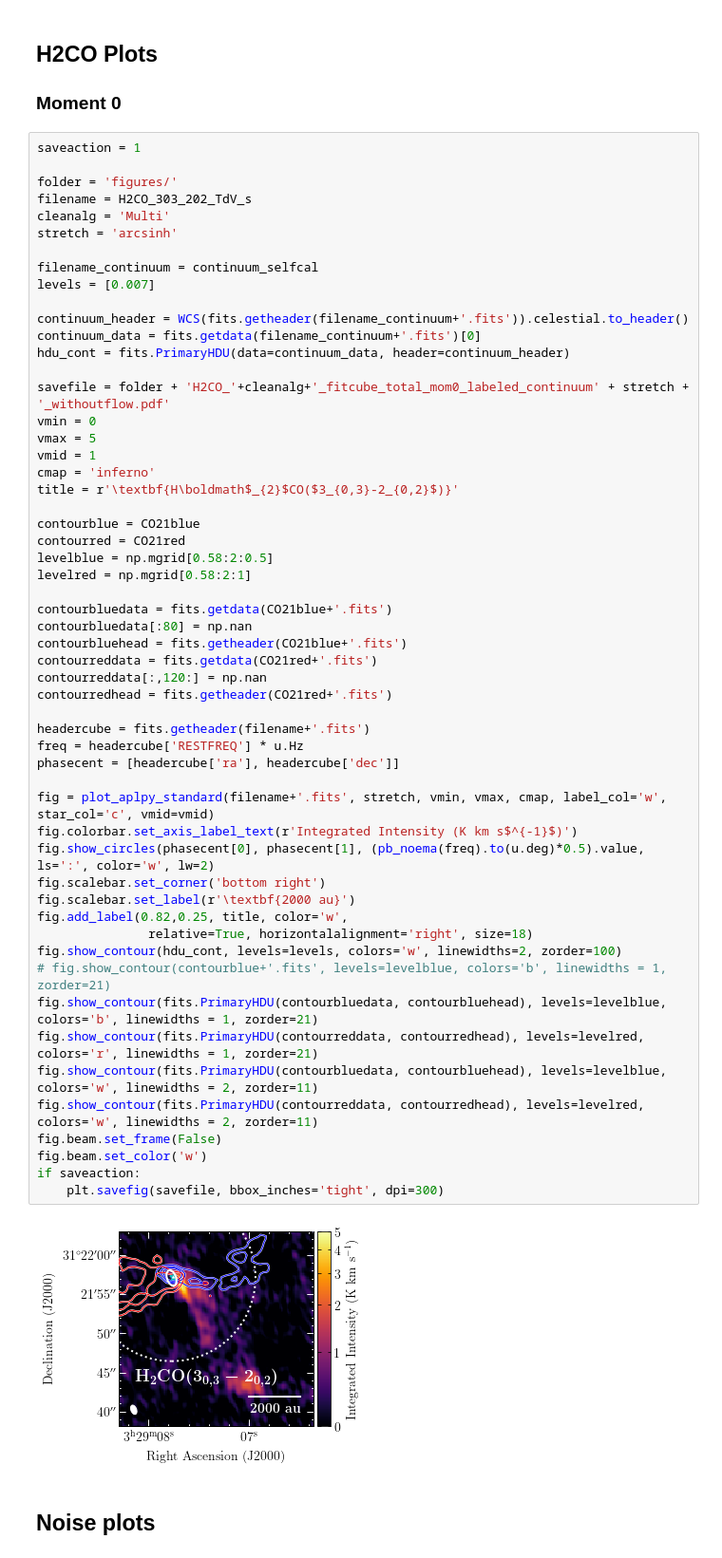
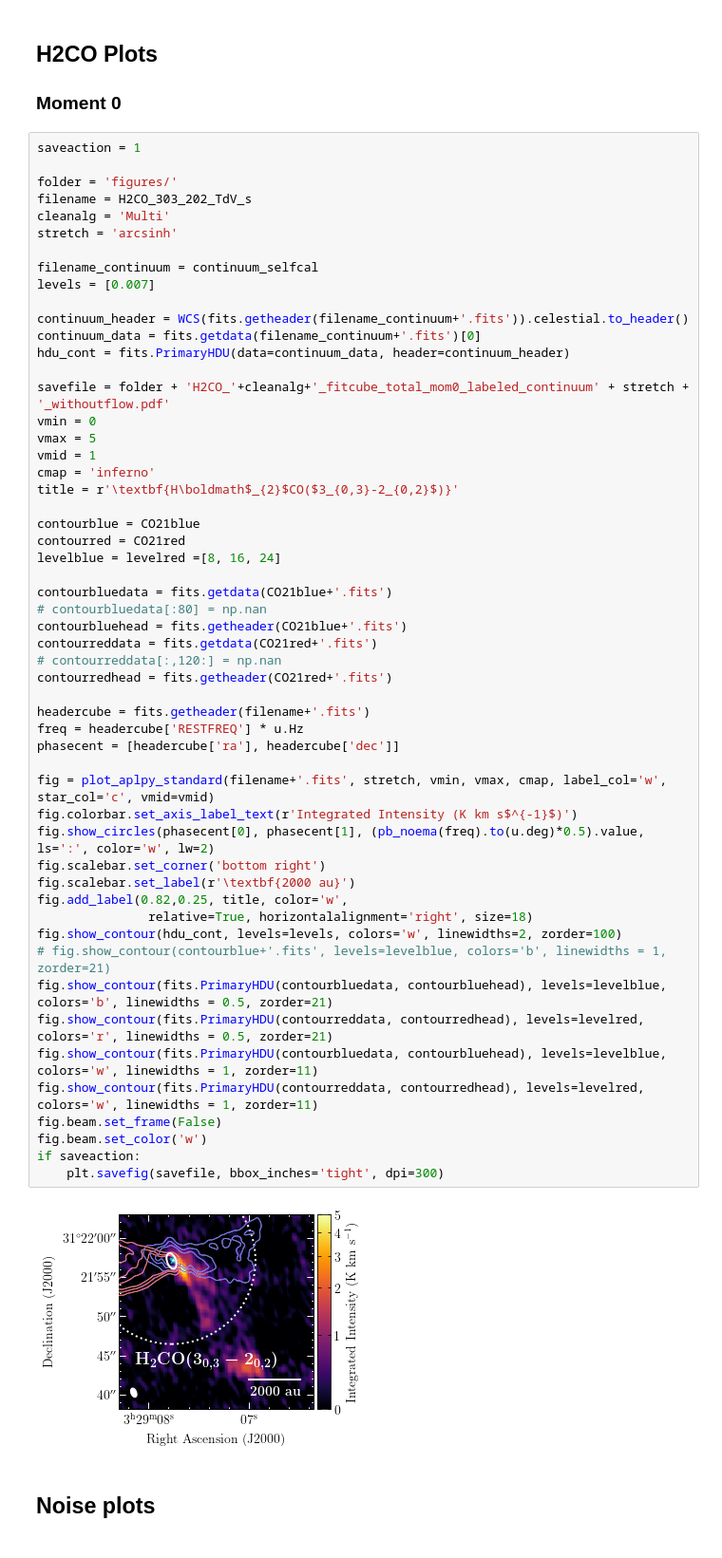
Before and after one commit to tere-valdivia/Per-emb-50_results, a Jupyter notebook: Data_figures.ipynb, the cells around one changed output. Shown at 95% size. Cells and saved outputs as stored; diff of their text form.

```diff
--- a/Data_figures.ipynb
+++ b/Data_figures.ipynb
@@ -732,42 +732,41 @@ vmax = 5
 vmid = 1
 cmap = 'inferno'
 title = r'\textbf{H\boldmath$_{2}$CO($3_{0,3}-2_{0,2}$)}'
 
 contourblue = CO21blue
 contourred = CO21red
-levelblue = np.mgrid[0.58:2:0.5]
-levelred = np.mgrid[0.58:2:1]
+levelblue = levelred =[8, 16, 24]
 
 contourbluedata = fits.getdata(CO21blue+'.fits')
-contourbluedata[:80] = np.nan
+# contourbluedata[:80] = np.nan
 contourbluehead = fits.getheader(CO21blue+'.fits')
 contourreddata = fits.getdata(CO21red+'.fits')
-contourreddata[:,120:] = np.nan
+# contourreddata[:,120:] = np.nan
 contourredhead = fits.getheader(CO21red+'.fits')
 
 headercube = fits.getheader(filename+'.fits')
 freq = headercube['RESTFREQ'] * u.Hz
 phasecent = [headercube['ra'], headercube['dec']]
 
 fig = plot_aplpy_standard(filename+'.fits', stretch, vmin, vmax, cmap, label_col='w', star_col='c', vmid=vmid)
 fig.colorbar.set_axis_label_text(r'Integrated Intensity (K km s$^{-1}$)')
 fig.show_circles(phasecent[0], phasecent[1], (pb_noema(freq).to(u.deg)*0.5).value, ls=':', color='w', lw=2)
 fig.scalebar.set_corner('bottom right')
 fig.scalebar.set_label(r'\textbf{2000 au}')
 fig.add_label(0.82,0.25, title, color='w',
                relative=True, horizontalalignment='right', size=18)
 fig.show_contour(hdu_cont, levels=levels, colors='w', linewidths=2, zorder=100)
 # fig.show_contour(contourblue+'.fits', levels=levelblue, colors='b', linewidths = 1, zorder=21)
-fig.show_contour(fits.PrimaryHDU(contourbluedata, contourbluehead), levels=levelblue, colors='b', linewidths = 1, zorder=21)
-fig.show_contour(fits.PrimaryHDU(contourreddata, contourredhead), levels=levelred, colors='r', linewidths = 1, zorder=21)
-fig.show_contour(fits.PrimaryHDU(contourbluedata, contourbluehead), levels=levelblue, colors='w', linewidths = 2, zorder=11)
-fig.show_contour(fits.PrimaryHDU(contourreddata, contourredhead), levels=levelred, colors='w', linewidths = 2, zorder=11)
+fig.show_contour(fits.PrimaryHDU(contourbluedata, contourbluehead), levels=levelblue, colors='b', linewidths = 0.5, zorder=21)
+fig.show_contour(fits.PrimaryHDU(contourreddata, contourredhead), levels=levelred, colors='r', linewidths = 0.5, zorder=21)
+fig.show_contour(fits.PrimaryHDU(contourbluedata, contourbluehead), levels=levelblue, colors='w', linewidths = 1, zorder=11)
+fig.show_contour(fits.PrimaryHDU(contourreddata, contourredhead), levels=levelred, colors='w', linewidths = 1, zorder=11)
 fig.beam.set_frame(False)
 fig.beam.set_color('w')
 if saveaction:
     plt.savefig(savefile, bbox_inches='tight', dpi=300)
 # %% [output]
-[figure, old version]
+[figure, new version]
 # %% [markdown]
 ## Noise plots
 # %% [markdown]
```
Also changed, not shown: parts of 1 cell of this notebook, 8 other files.
